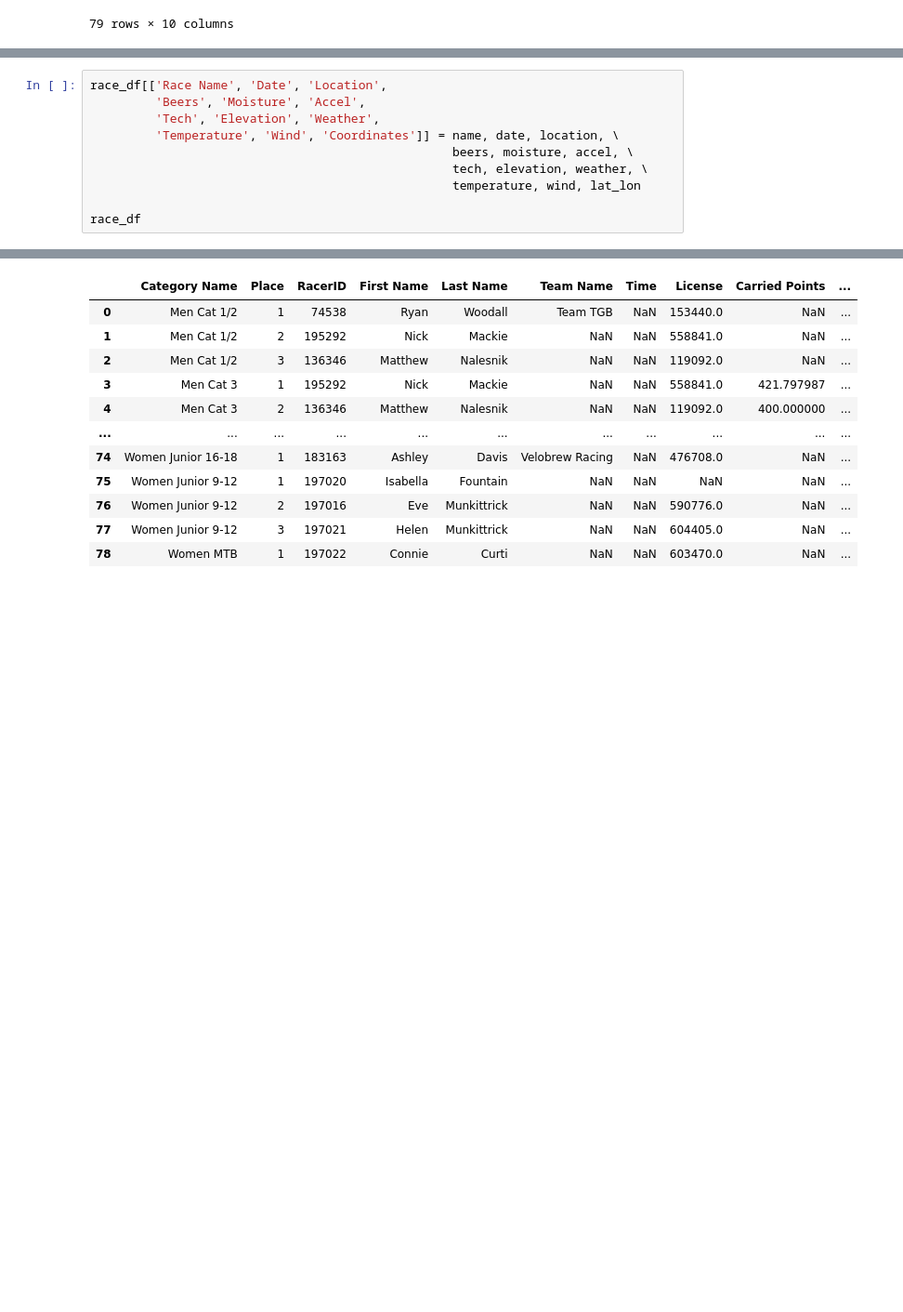
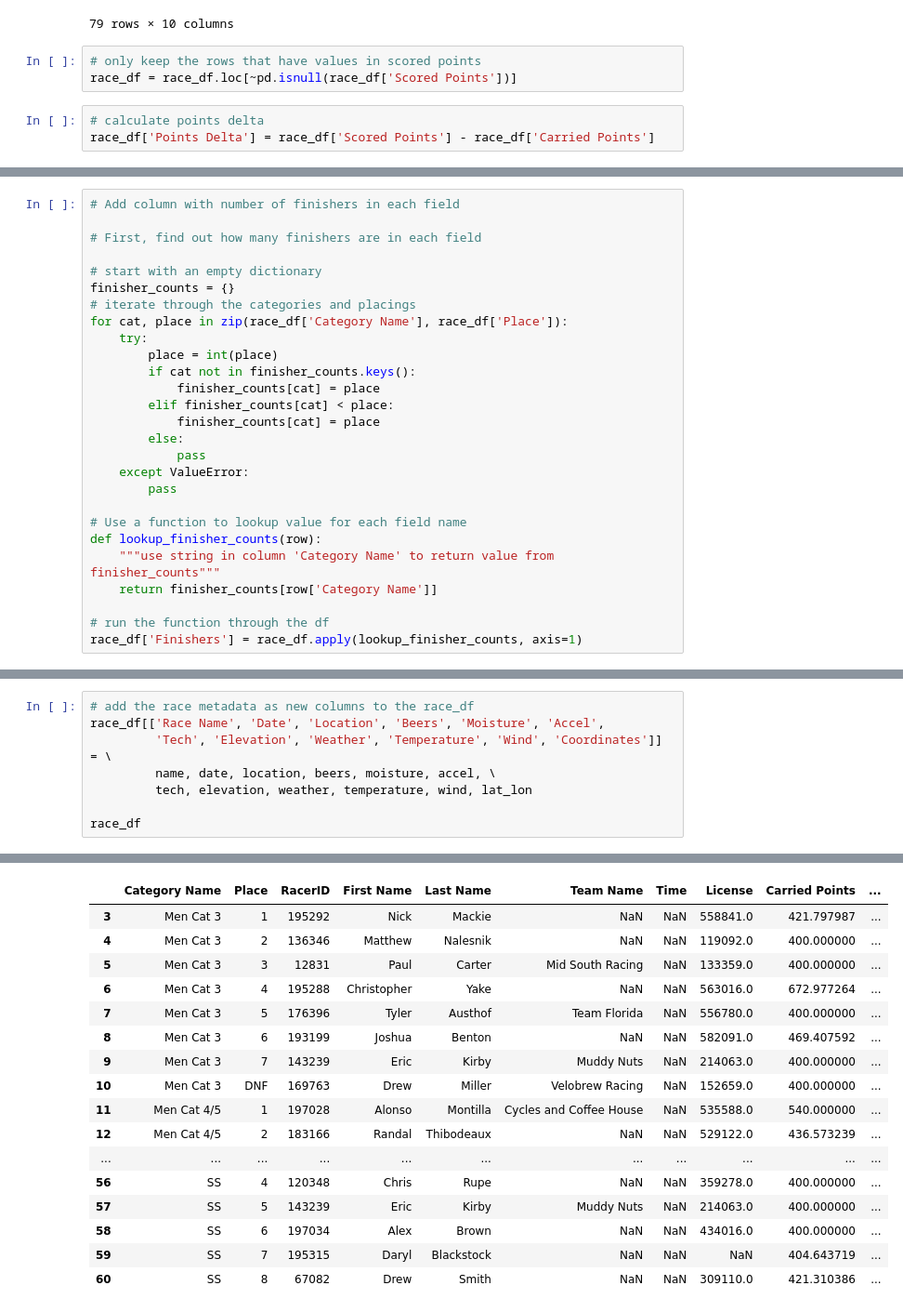
Before and after one commit to jpizzollo/Cycloross_predictor, a Jupyter notebook: Download_results.ipynb, the cells around one changed output, grey strips where cells are left out. Shown at 93% size. Drawn from its saved outputs; the diff is of its cells as text; blank space fills up the shorter version.

Commit message:
updated data calcs in race_df

```diff
--- a/Download_results.ipynb
+++ b/Download_results.ipynb
@@ -147,3 +148,9 @@ race_df
 | 77 | Women Junior 9-12 | 3 | 197021 | Helen | Munkittrick | NaN | NaN | 604405.0 | NaN | ... |
 | 78 | Women MTB | 1 | 197022 | Connie | Curti | NaN | NaN | 603470.0 | NaN | ... |
 79 rows × 10 columns
+# %%
+# only keep the rows that have values in scored points
+race_df = race_df.loc[~pd.isnull(race_df['Scored Points'])]
+# %%
+# calculate points delta
+race_df['Points Delta'] = race_df['Scored Points'] - race_df['Carried Points']
@@ -149,0 +182,27 @@ race_df
+# %%
+# Add column with number of finishers in each field
+
+# First, find out how many finishers are in each field
+
+# start with an empty dictionary
+finisher_counts = {}
+# iterate through the categories and placings
+for cat, place in zip(race_df['Category Name'], race_df['Place']):
+    try:
+        place = int(place)
+        if cat not in finisher_counts.keys():
+            finisher_counts[cat] = place
+        elif finisher_counts[cat] < place:
+            finisher_counts[cat] = place
+        else:
+            pass
+    except ValueError:
+        pass
+
+# Use a function to lookup value for each field name
+def lookup_finisher_counts(row):
+    """use string in column 'Category Name' to return value from finisher_counts"""
+    return finisher_counts[row['Category Name']]
+
+# run the function through the df
+race_df['Finishers'] = race_df.apply(lookup_finisher_counts, axis=1)
@@ -150,11 +235,9 @@ race_df
 # %%
-race_df[['Race Name', 'Date', 'Location',
-         'Beers', 'Moisture', 'Accel',
-         'Tech', 'Elevation', 'Weather',
-         'Temperature', 'Wind', 'Coordinates']] = name, date, location, \
-                                                  beers, moisture, accel, \
-                                                  tech, elevation, weather, \
-                                                  temperature, wind, lat_lon
+# add the race metadata as new columns to the race_df
+race_df[['Race Name', 'Date', 'Location', 'Beers', 'Moisture', 'Accel',
+         'Tech', 'Elevation', 'Weather', 'Temperature', 'Wind', 'Coordinates']] = \
+         name, date, location, beers, moisture, accel, \
+         tech, elevation, weather, temperature, wind, lat_lon
 
 race_df
 # %% [output]
@@ -161,12 +259,17 @@ race_df
 |  | Category Name | Place | RacerID | First Name | Last Name | Team Name | Time | License | Carried Points | ... |
-| 0 | Men Cat 1/2 | 1 | 74538 | Ryan | Woodall | Team TGB | NaN | 153440.0 | NaN | ... |
-| 1 | Men Cat 1/2 | 2 | 195292 | Nick | Mackie | NaN | NaN | 558841.0 | NaN | ... |
-| 2 | Men Cat 1/2 | 3 | 136346 | Matthew | Nalesnik | NaN | NaN | 119092.0 | NaN | ... |
 | 3 | Men Cat 3 | 1 | 195292 | Nick | Mackie | NaN | NaN | 558841.0 | 421.797987 | ... |
 | 4 | Men Cat 3 | 2 | 136346 | Matthew | Nalesnik | NaN | NaN | 119092.0 | 400.000000 | ... |
+| 5 | Men Cat 3 | 3 | 12831 | Paul | Carter | Mid South Racing | NaN | 133359.0 | 400.000000 | ... |
+| 6 | Men Cat 3 | 4 | 195288 | Christopher | Yake | NaN | NaN | 563016.0 | 672.977264 | ... |
+| 7 | Men Cat 3 | 5 | 176396 | Tyler | Austhof | Team Florida | NaN | 556780.0 | 400.000000 | ... |
+| 8 | Men Cat 3 | 6 | 193199 | Joshua | Benton | NaN | NaN | 582091.0 | 469.407592 | ... |
+| 9 | Men Cat 3 | 7 | 143239 | Eric | Kirby | Muddy Nuts | NaN | 214063.0 | 400.000000 | ... |
+| 10 | Men Cat 3 | DNF | 169763 | Drew | Miller | Velobrew Racing | NaN | 152659.0 | 400.000000 | ... |
+| 11 | Men Cat 4/5 | 1 | 197028 | Alonso | Montilla | Cycles and Coffee House | NaN | 535588.0 | 540.000000 | ... |
+| 12 | Men Cat 4/5 | 2 | 183166 | Randal | Thibodeaux | NaN | NaN | 529122.0 | 436.573239 | ... |
 | ... | ... | ... | ... | ... | ... | ... | ... | ... | ... | ... |
-| 74 | Women Junior 16-18 | 1 | 183163 | Ashley | Davis | Velobrew Racing | NaN | 476708.0 | NaN | ... |
-| 75 | Women Junior 9-12 | 1 | 197020 | Isabella | Fountain | NaN | NaN | NaN | NaN | ... |
-| 76 | Women Junior 9-12 | 2 | 197016 | Eve | Munkittrick | NaN | NaN | 590776.0 | NaN | ... |
-| 77 | Women Junior 9-12 | 3 | 197021 | Helen | Munkittrick | NaN | NaN | 604405.0 | NaN | ... |
-| 78 | Women MTB | 1 | 197022 | Connie | Curti | NaN | NaN | 603470.0 | NaN | ... |
+| 56 | SS | 4 | 120348 | Chris | Rupe | NaN | NaN | 359278.0 | 400.000000 | ... |
+| 57 | SS | 5 | 143239 | Eric | Kirby | Muddy Nuts | NaN | 214063.0 | 400.000000 | ... |
+| 58 | SS | 6 | 197034 | Alex | Brown | NaN | NaN | 434016.0 | 400.000000 | ... |
+| 59 | SS | 7 | 195315 | Daryl | Blackstock | NaN | NaN | NaN | 404.643719 | ... |
+| 60 | SS | 8 | 67082 | Drew | Smith | NaN | NaN | 309110.0 | 421.310386 | ... |
```
Also changed, not shown: parts of 6 cells of this notebook.
